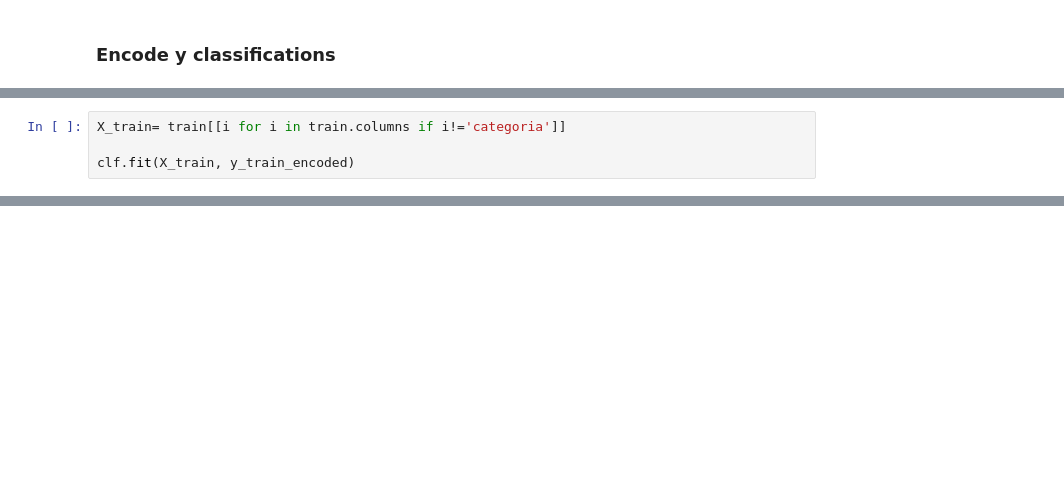
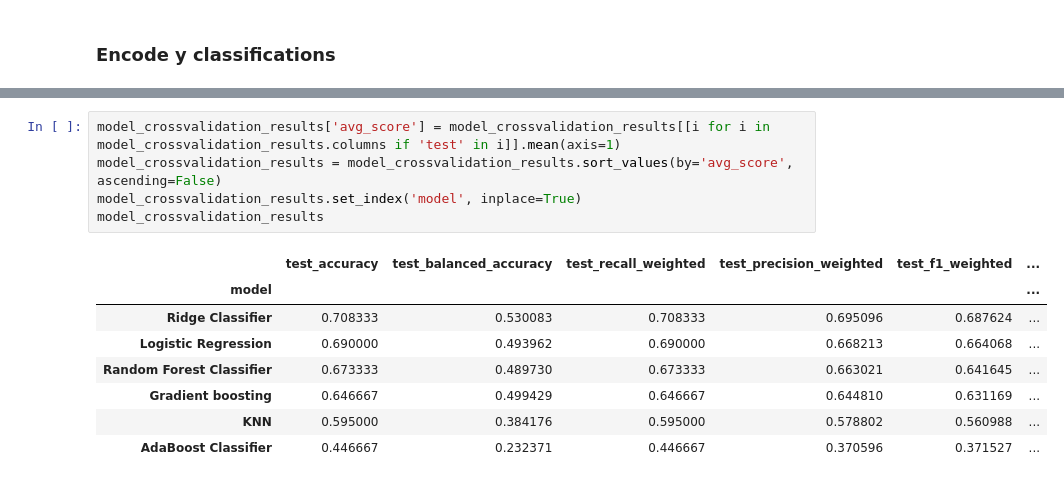
Before and after one commit to GuilhermePFM/mvp-classifier, a Jupyter notebook: Classifier/model.ipynb, the cells around one changed output, grey strips where cells are left out. Saved outputs shown, nothing was run; the diff lists cells and outputs as text; blank space fills up the shorter version.

```diff
--- a/Classifier/model.ipynb
+++ b/Classifier/model.ipynb
@@ -52,4 +39,0 @@ y_train_encoded = y_enconder.transform(y_train)
-# %%
-X_train= train[[i for i in train.columns if i!='categoria']]
-
-clf.fit(X_train, y_train_encoded)
@@ -189,0 +107,14 @@ print('AUC:', roc_auc)
+# %%
+model_crossvalidation_results['avg_score'] = model_crossvalidation_results[[i for i in model_crossvalidation_results.columns if 'test' in i]].mean(axis=1)
+model_crossvalidation_results = model_crossvalidation_results.sort_values(by='avg_score', ascending=False)
+model_crossvalidation_results.set_index('model', inplace=True)
+model_crossvalidation_results
+# %% [output]
+|  | test_accuracy | test_balanced_accuracy | test_recall_weighted | test_precision_weighted | test_f1_weighted | ... |
+| model |  |  |  |  |  | ... |
+| Ridge Classifier | 0.708333 | 0.530083 | 0.708333 | 0.695096 | 0.687624 | ... |
+| Logistic Regression | 0.690000 | 0.493962 | 0.690000 | 0.668213 | 0.664068 | ... |
+| Random Forest Classifier | 0.673333 | 0.489730 | 0.673333 | 0.663021 | 0.641645 | ... |
+| Gradient boosting | 0.646667 | 0.499429 | 0.646667 | 0.644810 | 0.631169 | ... |
+| KNN | 0.595000 | 0.384176 | 0.595000 | 0.578802 | 0.560988 | ... |
+| AdaBoost Classifier | 0.446667 | 0.232371 | 0.446667 | 0.370596 | 0.371527 | ... |
```
Also changed, not shown: parts of 53 cells of this notebook, 2 other files.
